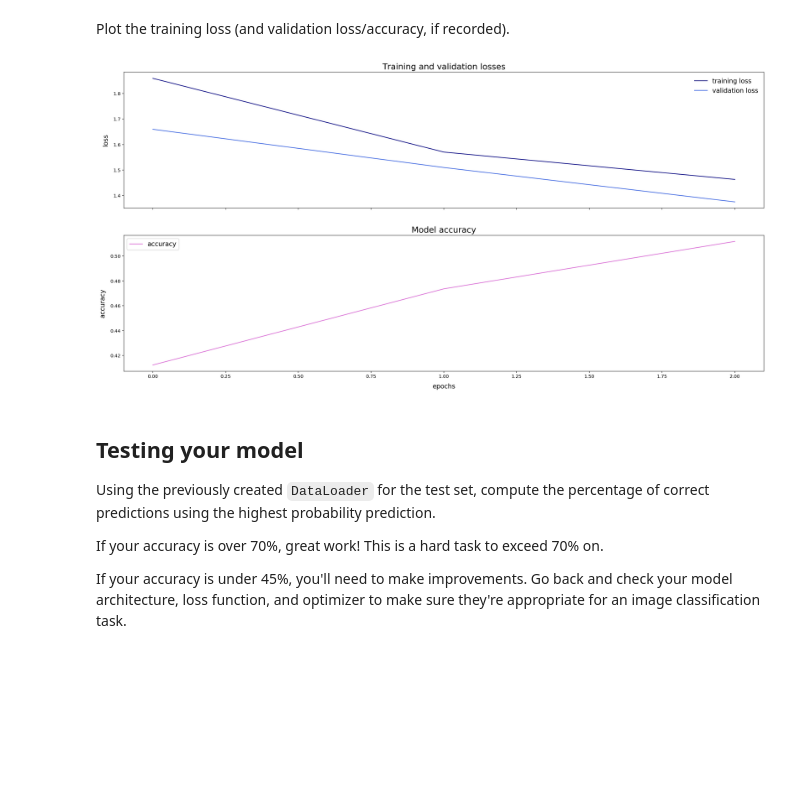
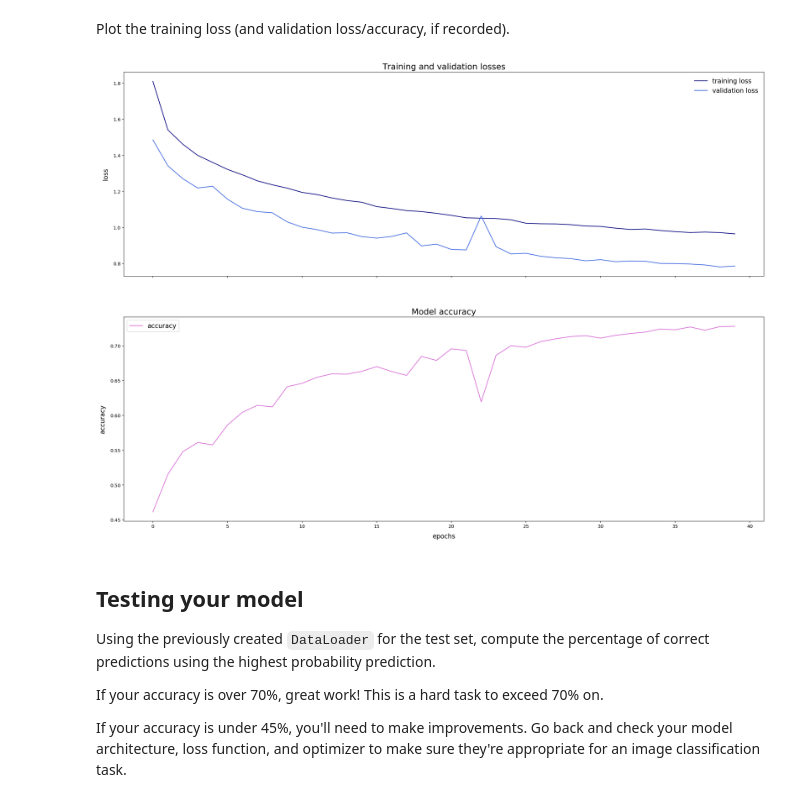
Before and after one commit to dorottyawinter/cifar_image_classifier, a Jupyter notebook: CIFAR-10_Image_Classifier.ipynb, the cells around one changed output. Cells and saved outputs as stored; diff of their text form; code cells hidden in the pictures; blank space fills up the shorter version.

```diff
--- a/CIFAR-10_Image_Classifier.ipynb
+++ b/CIFAR-10_Image_Classifier.ipynb
@@ -164,24 +164,24 @@ class Classifier(nn.Module):
 
         self.pool = nn.MaxPool2d(kernel_size=2, stride=2)
 
-        self.fc1 = nn.Linear(in_features=(32*16*16), out_features=120)
+        self.fc1 = nn.Linear(in_features=(32*4*4), out_features=120)
+        self.bn4 = nn.BatchNorm1d(num_features=120)
         self.fc2 = nn.Linear(in_features=120, out_features=60)
+        self.bn5 = nn.BatchNorm1d(num_features=60)
         self.fc3 = nn.Linear(in_features=60, out_features=len(classes))
 
         self.dropout = nn.Dropout(p=0.2)
 
 
     def forward(self, x):
-        x = self.dropout(F.relu(self.bn1(self.conv1(x))))
-        x = self.dropout(F.relu(self.bn2(self.conv2(x))))
-        x = self.dropout(F.relu(self.bn3(self.conv3(x))))
-
-        x = self.pool(x)
+        x = self.bn1(self.pool(F.relu(self.conv1(x))))
+        x = self.bn2(self.pool(F.relu(self.conv2(x))))
+        x = self.bn3(self.pool(F.relu(self.conv3(x))))
 
         x = x.view(x.shape[0], -1)
 
-        x = self.dropout(F.relu(self.fc1(x)))
-        x = self.dropout(F.relu(self.fc2(x)))
+        x = self.bn4(self.dropout(F.relu(self.fc1(x))))
+        x = self.bn5(self.dropout(F.relu(self.fc2(x))))
 
         x = F.log_softmax(self.fc3(x), dim=1)
 
@@ -223,0 +222,3 @@ True
+# %%
+device = torch.device('cuda' if torch.cuda.is_available() else 'cpu')
+device
@@ -224,10 +245,12 @@ True
 # %%
-epochs = 3
+epochs = 40
 
 train_losses, test_losses, test_accuracy = [], [], []
 for epoch in range(epochs):
     running_loss = 0
     for images, labels in train_loader:
+        images, labels = images.to(device), labels.to(device)
+
         optimizer.zero_grad()
 
         log_ps = model(images)
@@ -243,6 +266,8 @@ for epoch in range(epochs):
         with torch.no_grad():
             model.eval()
             for images, labels in test_loader:
+                images, labels = images.to(device), labels.to(device)
+
                 log_ps = model(images)
 
                 test_loss += criterion(log_ps, labels)
@@ -270,23 +309,23 @@ Epoch: 3/3  Training Loss: 1.46  Test Loss: 1.38  Test Accuracy: 0.51
 # %% [markdown]
 Plot the training loss (and validation loss/accuracy, if recorded).
 # %%
-fig, (ax0, ax1) = plt.subplots(nrows=2, ncols=1, figsize=(25,12), sharex=True)
+fig, (ax0, ax1) = plt.subplots(nrows=2, ncols=1, figsize=(25,18), sharex=True)
 
 ax0.plot(train_losses, label='training loss', color='navy')
 ax0.plot(test_losses, label='validation loss', color='royalblue')
 ax0.set_title('Training and validation losses', fontdict={'fontsize': 18})
 ax0.set_ylabel('loss', fontsize=14, labelpad=10)
 ax0.legend(frameon=False, fontsize=14)
 
 ax1.plot(test_accuracy, label='accuracy', color='orchid')
 ax1.set_title('Model accuracy', fontdict={'fontsize': 18})
 ax1.set_xlabel('epochs', fontsize=14, labelpad=10)
 ax1.set_ylabel('accuracy', fontsize=14, labelpad=10)
 ax1.legend(fontsize=14)
 
 plt.show()
 # %% [output]
-[figure, old version]
+[figure, new version]
 # %% [markdown]
 ## Testing your model
 Using the previously created `DataLoader` for the test set, compute the percentage of correct predictions using the highest probability prediction.
```
Also changed, not shown: parts of 8 cells of this notebook.
